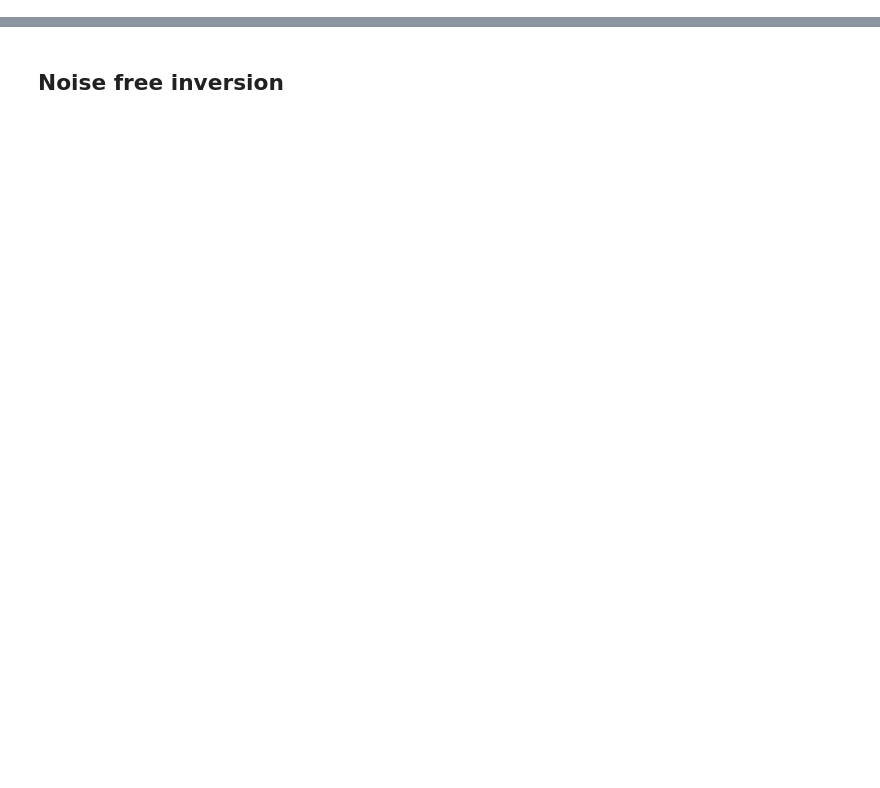
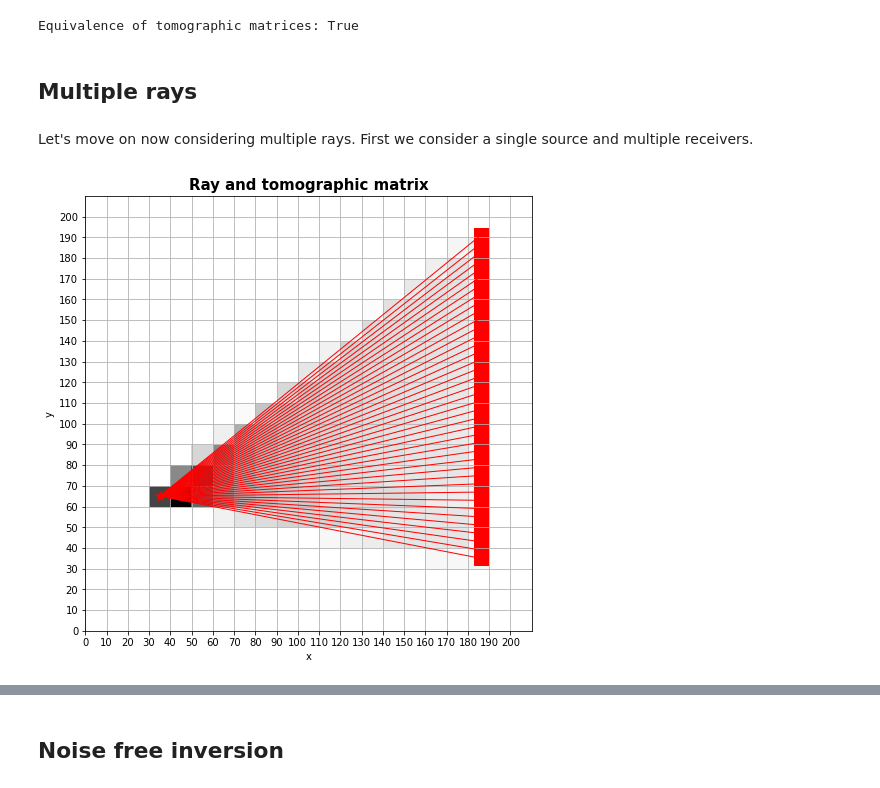
Before and after one commit to DIG-Kaust/Seismology, a Jupyter notebook: SeismicTomography/SeismicTomography.ipynb, the cells around one changed output, grey strips where cells are left out. Cells and saved outputs as stored; diff of their text form; code cells hidden in the pictures; blank space fills up the shorter version.

```diff
--- a/SeismicTomography/SeismicTomography.ipynb
+++ b/SeismicTomography/SeismicTomography.ipynb
@@ -657,0 +106,41 @@ plt.axis('tight');
+# %%
+L1 = csc_matrix((v, (np.zeros_like(c), c)), shape=(1, nx*nz))
+print(f'Equivalence of tomographic matrices: {np.allclose(L1.todense(), L)}')
+# %% [output]
+Equivalence of tomographic matrices: True
+# %% [markdown]
+## Multiple rays
+# %% [markdown]
+Let's move on now considering multiple rays. First we consider a single source and multiple receivers.
+# %%
+# Source
+ns = 1
+s = np.array([35, 65])[:, np.newaxis]
+
+# Receivers
+nr = 40
+r = np.empty((2, nr))
+r[0] = 186
+r[1] = np.arange(nr)*4 + 35
+# %%
+# Tomographic matrix and rays
+L = tomographic_matrix(s, r, dx, dz, ox, oz, nx, nz, x, z)
+rays = straigh_rays(s, r)
+
+plt.figure(figsize=(8, 8))
+plt.imshow(np.sum(np.array(L.todense()).reshape(ns*nr, nx, nz), axis=0).T,
+           origin='lower', cmap='gray_r',
+           extent=(x[0]-dx//2, x[-1]+dx//2, z[0]-dz//2, z[-1]+dz//2))
+plt.scatter(s[0], s[1], c='r', s=100, marker='*')
+plt.scatter(r[0], r[1], c='r', s=200, marker='s')
+for ray in rays:
+    plt.plot(ray[0], ray[1], c='r', lw=1)
+plt.xticks(x-dx//2)
+plt.yticks(z-dx//2)
+plt.xlabel('x')
+plt.ylabel('y')
+plt.title('Ray and tomographic matrix', fontsize=15, fontweight='bold')
+plt.grid('on', which='both')
+plt.axis('tight');
+# %% [output]
+[figure, added]
```
Also changed, not shown: parts of 82 cells of this notebook, 2 other files.
